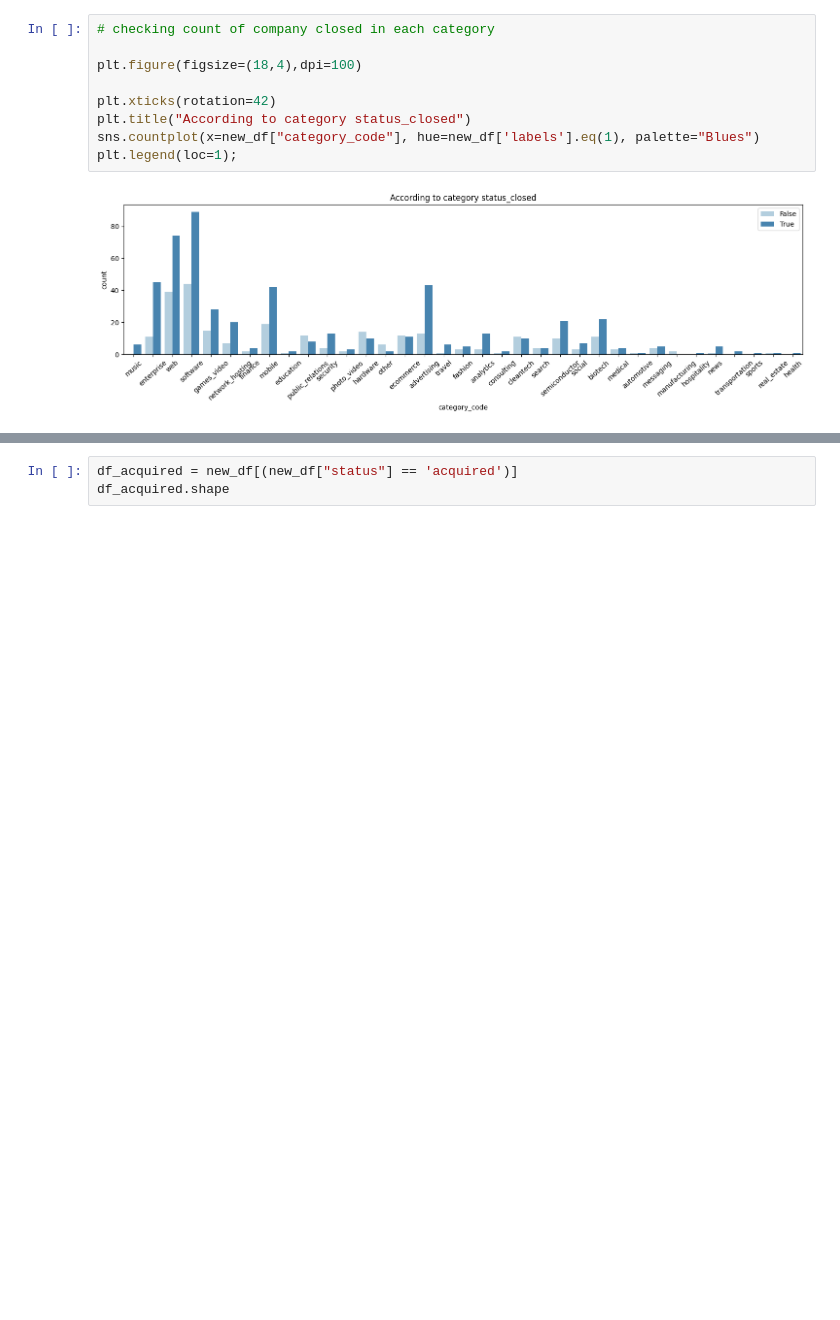
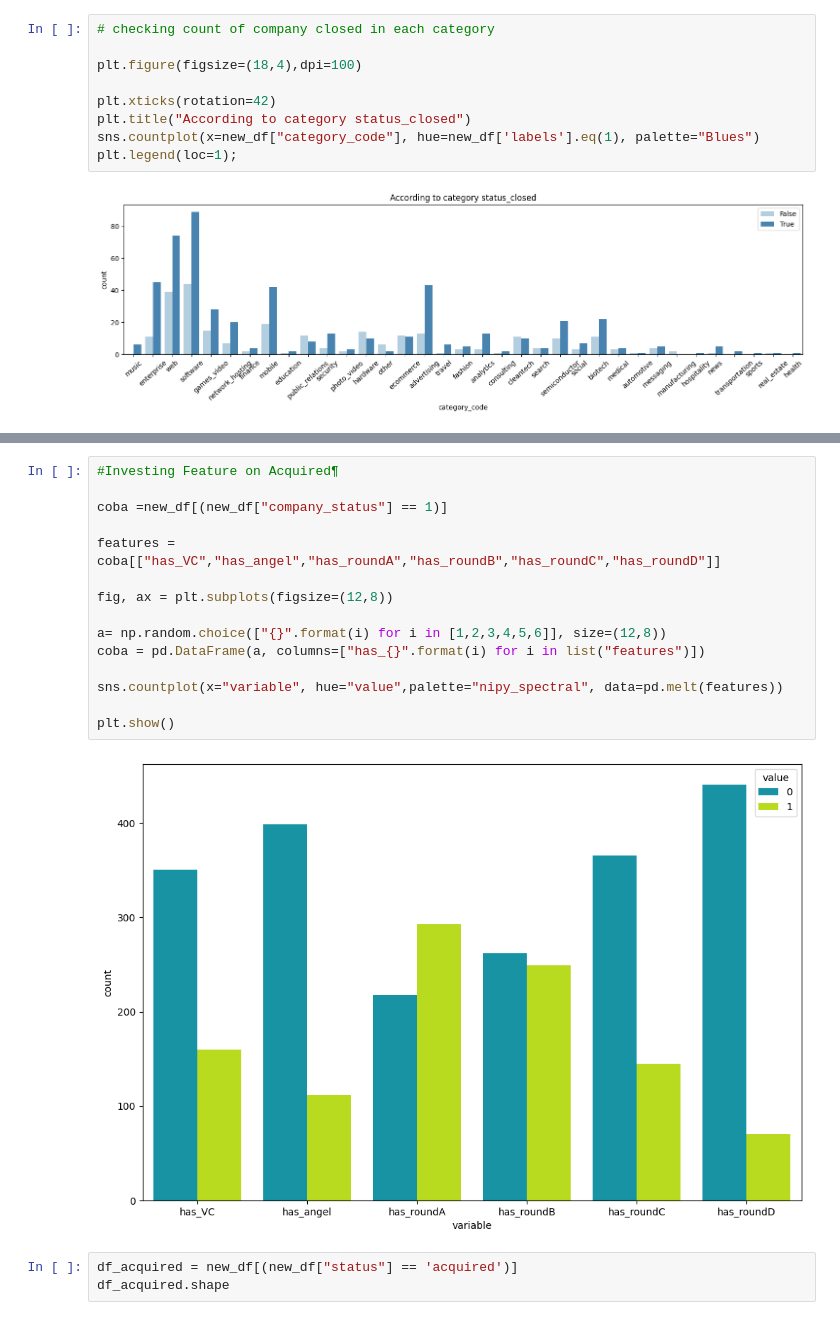
Before and after one commit to Meghamala/Startup_Success_Prediction, a Jupyter notebook: initial.ipynb, the cells around one changed output, grey strips where cells are left out. Drawn from its saved outputs; the diff is of its cells as text; blank space fills up the shorter version.

```diff
--- a/initial.ipynb
+++ b/initial.ipynb
@@ -425,3 +518,20 @@ plt.legend(loc=1);
+# %%
+#Investing Feature on Acquired¶
+
+coba =new_df[(new_df["company_status"] == 1)]
+
+features = coba[["has_VC","has_angel","has_roundA","has_roundB","has_roundC","has_roundD"]]
+
+fig, ax = plt.subplots(figsize=(12,8))
+
+a= np.random.choice(["{}".format(i) for i in [1,2,3,4,5,6]], size=(12,8))
+coba = pd.DataFrame(a, columns=["has_{}".format(i) for i in list("features")])
+
+sns.countplot(x="variable", hue="value",palette="nipy_spectral", data=pd.melt(features))
+
+plt.show()
+# %% [output]
+[figure, added]
 # %%
 df_acquired = new_df[(new_df["status"] == 'acquired')]
 df_acquired.shape
```
Also changed, not shown: parts of 22 cells of this notebook.
